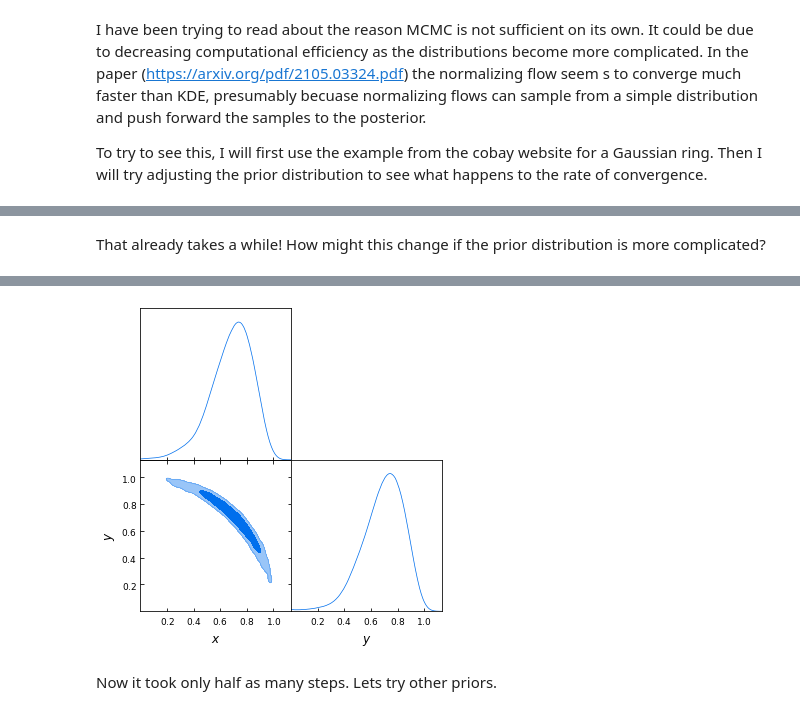
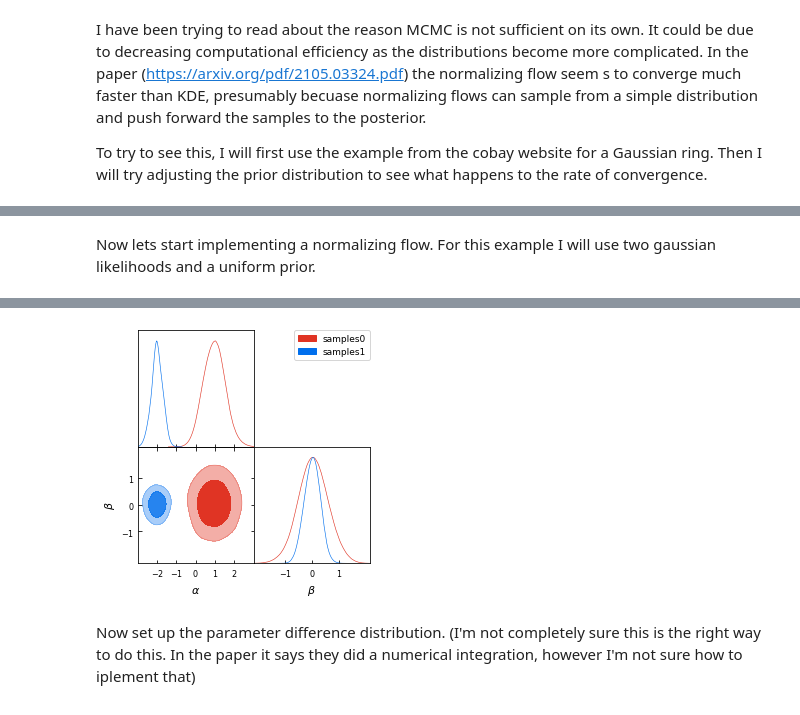
Before and after one commit to SBU-EVAN/jupyter-notebooks, a Jupyter notebook: gaussian.ipynb, the cells around one changed output, grey strips where cells are left out. Saved outputs shown, nothing was run; the diff lists cells and outputs as text; code cells hidden in the pictures.

```diff
--- a/gaussian.ipynb
+++ b/gaussian.ipynb
@@ -229,21 +229,58 @@ gdplot.triangle_plot(gdsamples, ["x", "y"], filled=True)
 # %% [markdown]
-That already takes a while! How might this change if the prior distribution is more complicated?
+Now lets start implementing a normalizing flow. For this example I will use two gaussian likelihoods and a uniform prior.
 # %%
-from scipy import stats
-info = {"likelihood": {"ring": gauss_ring_logp}}
+# Use dictionaries to define parameters of a distribution
+info1 = {
+    "likelihood": {
+        "gaussian_mixture": {
+            "means": [1, 0],
+            "covs": [[0.3, 0.0],
+                     [0.0, 0.3]],
+            "derived": True}},
+    "params": dict([
+        ("a", {
+            "prior": {"min": -3, "max": 3},
+            "latex": r"\alpha"}),
+        ("b", {
+            "prior": {"min": -3, "max": 3},
+            "ref": 0,
+            "proposal": 0.5,
+            "latex": r"\beta"}),
+        ("derived_a", {
+            "latex": r"\alpha^\prime"}),
+        ("derived_b", {
+            "latex": r"\beta^\prime"})]),
+    "sampler": {
+        "mcmc": {"Rminus1_stop": 0.01, "max_tries": 1000}}}
 
-info["params"] = {
-    "x": {"prior": {"min": 0, "max": 2}, "ref": 0.5, "proposal": 0.01},
-    "y": {"prior": {"min": 0, "max": 2}, "ref": 0.5, "proposal": 0.01}}
-info["prior"] = {"x_eq_y_band":
-                 lambda x, y: stats.norm.logpdf(x - y, loc=0, scale=0.3)}
+info2 = {
+    "likelihood": {
+        "gaussian_mixture": {
+            "means": [-2, 0],
+            "covs": [[0.1, 0.0],
+                     [0.0, 0.1]],
+            "derived": True}},
+    "params": dict([
+        ("a", {
+            "prior": {"min": -3, "max": 3},
+            "latex": r"\alpha"}),
+        ("b", {
+            "prior": {"min": -3, "max": 3},
+            "ref": 0,
+            "proposal": 0.5,
+            "latex": r"\beta"}),
+        ("derived_a", {
+            "latex": r"\alpha^\prime"}),
+        ("derived_b", {
+            "latex": r"\beta^\prime"})]),
+    "sampler": {
+        "mcmc": {"Rminus1_stop": 0.01, "max_tries": 1000}}}
 
-info["sampler"] = {"mcmc": {"Rminus1_stop": 0.001, "max_tries": 1000}}
+updated_info1, sampler1 = run(info1)
+updated_info2, sampler2 = run(info2)
 
-updated_info_x_eq_y, sampler_x_eq_y = run(info)
-
-gdsamples_x_eq_y = MCSamplesFromCobaya(
-    updated_info_x_eq_y, sampler_x_eq_y.products()["sample"])
-gdplot = gdplt.get_subplot_plotter(width_inch=5)
-gdplot.triangle_plot(gdsamples_x_eq_y, ["x", "y"], filled=True)
+gdsamples1 = MCSamplesFromCobaya(updated_info1, sampler1.products()["sample"])
+gdsamples2 = MCSamplesFromCobaya(updated_info2, sampler2.products()["sample"])
+gdplot = gdplt.get_subplot_plotter()
+gdplot.triangle_plot([gdsamples1,gdsamples2], ["a", "b"], filled=True)
 # %% [output]
@@ -267,4 +304,4 @@ gdplot.triangle_plot(gdsamples_x_eq_y, ["x", "y"], filled=True)
-[figure, old version]
+[figure, new version]
 # %% [markdown]
-Now it took only half as many steps. Lets try other priors.
+Now set up the parameter difference distribution. (I'm not completely sure this is the right way to do this. In the paper it says they did a numerical integration, however I'm not sure how to iplement that)
 # %%
```
Also changed, not shown: parts of 21 cells of this notebook.
